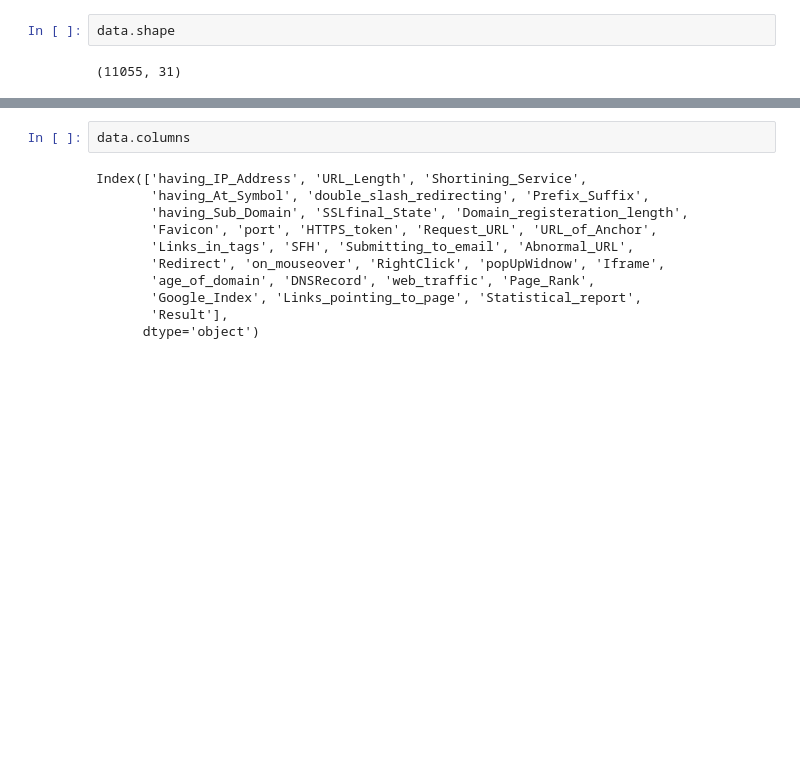
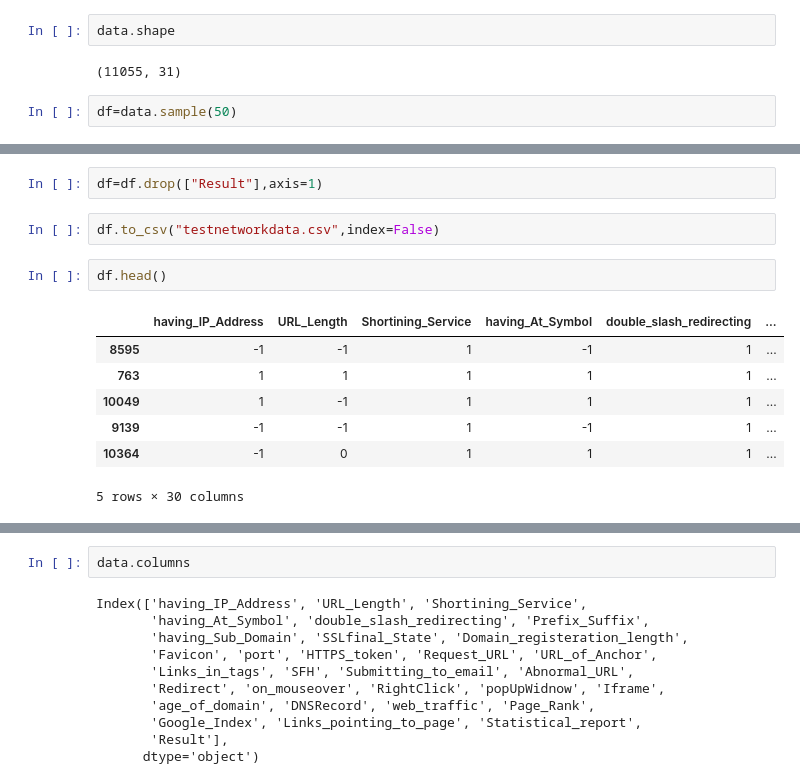
Before and after one commit to srinivasaguru1/Network_security_project, a Jupyter notebook: Notebook/EDA.ipynb, the cells around one changed output, grey strips where cells are left out. Cells and saved outputs as stored; diff of their text form; blank space fills up the shorter version.

```diff
--- a/Notebook/EDA.ipynb
+++ b/Notebook/EDA.ipynb
@@ -8,3 +8,5 @@ data=pd.read_csv(r"..\\Network_Data\\NetworkData.csv")
 data.shape
 # %% [output]
 (11055, 31)
+# %%
+df=data.sample(50)
@@ -10,0 +26,14 @@ data.shape
+# %%
+df=df.drop(["Result"],axis=1)
+# %%
+df.to_csv("testnetworkdata.csv",index=False)
+# %%
+df.head()
+# %% [output]
+|  | having_IP_Address | URL_Length | Shortining_Service | having_At_Symbol | double_slash_redirecting | ... |
+| 8595 | -1 | -1 | 1 | -1 | 1 | ... |
+| 763 | 1 | 1 | 1 | 1 | 1 | ... |
+| 10049 | 1 | -1 | 1 | 1 | 1 | ... |
+| 9139 | -1 | -1 | 1 | -1 | 1 | ... |
+| 10364 | -1 | 0 | 1 | 1 | 1 | ... |
+5 rows × 30 columns
```
Also changed, not shown: parts of 21 cells of this notebook, 5 other files.
